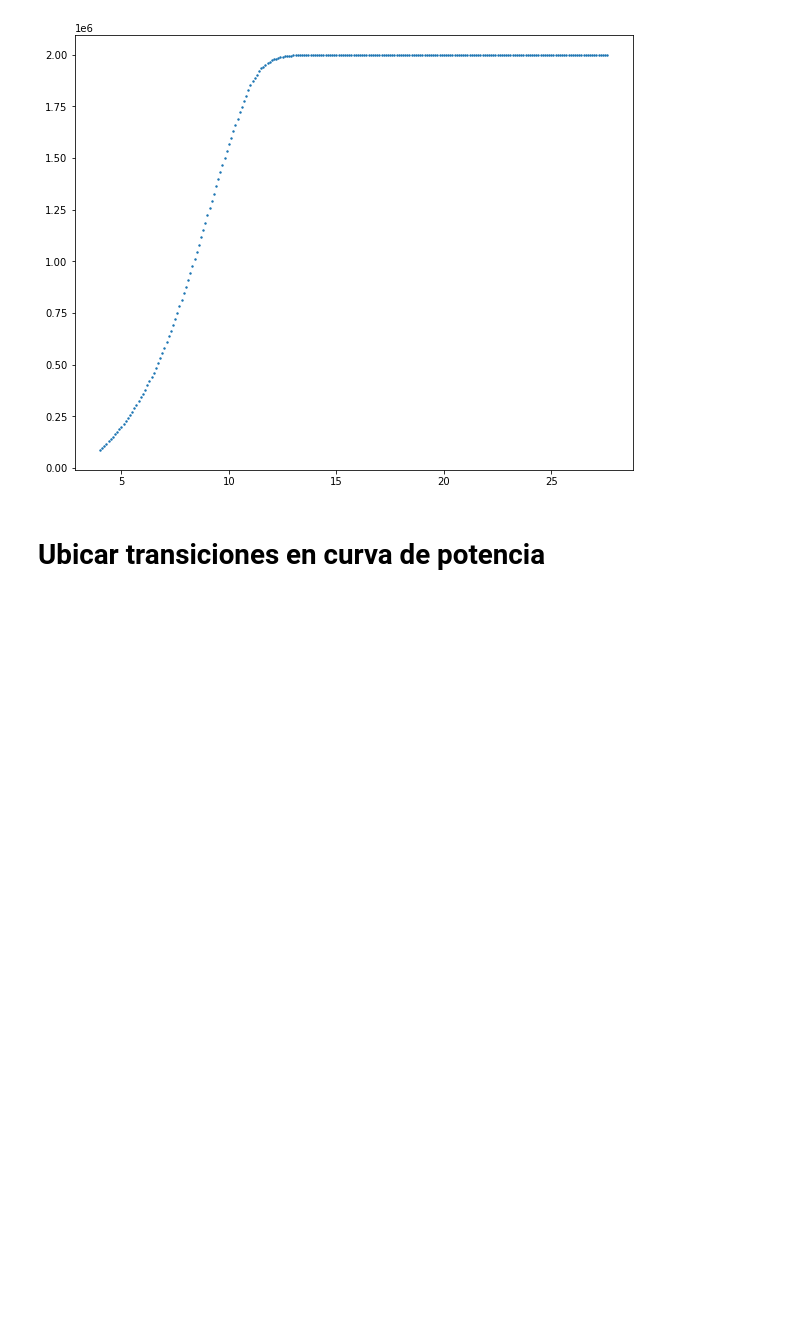
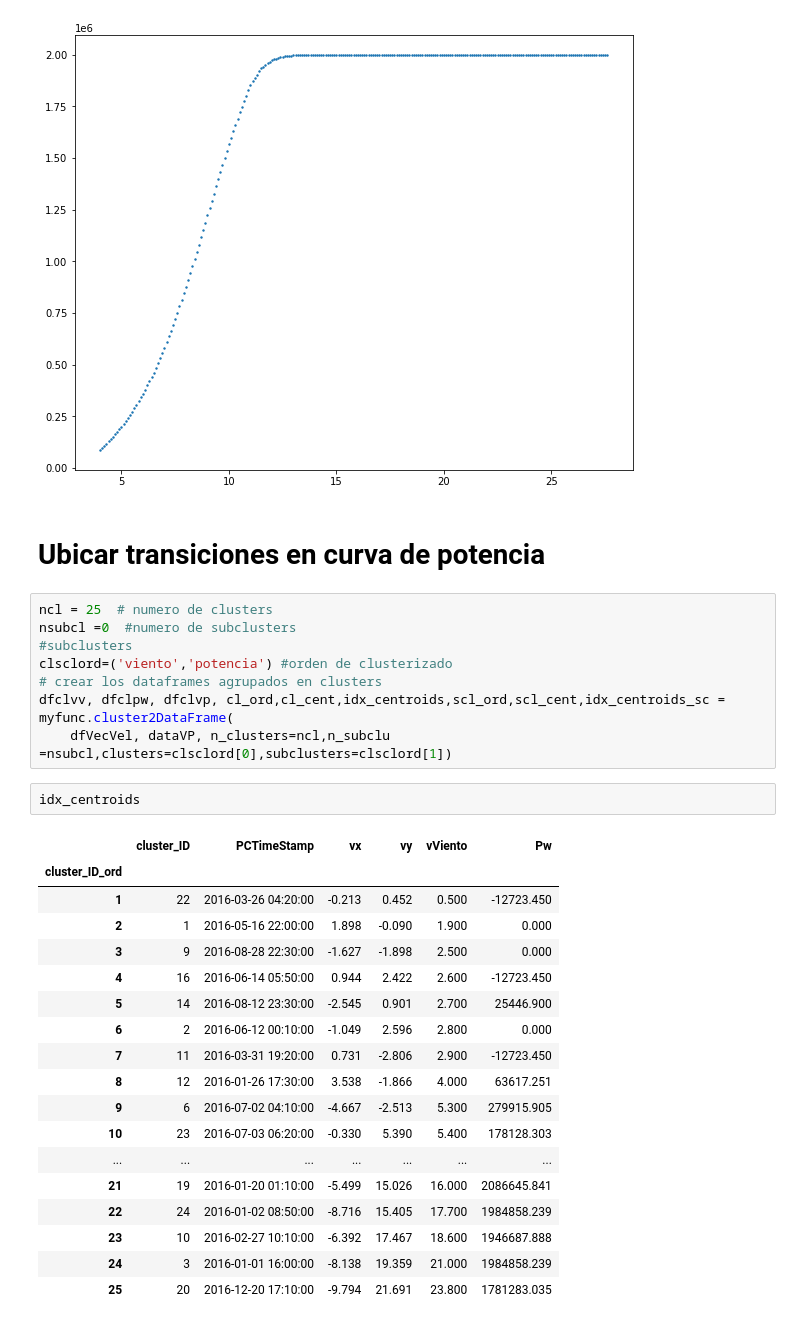
Before and after one commit to fernestomp/githubart2, a Jupyter notebook: potencia_curva_fab_estados.ipynb, the cells around one changed output. Cells and saved outputs as stored; diff of their text form; blank space fills up the shorter version.

```diff
--- a/main.ipynb
+++ b/potencia_curva_fab_estados.ipynb
@@ -255,3 +256,32 @@ plt.scatter(dfMfgCurve_interp.index,dfMfgCurve_interp.pw,s=2)
 [figure]
 # %% [markdown]
 # Ubicar transiciones en curva de potencia
+# %%
+ncl = 25  # numero de clusters
+nsubcl =0  #numero de subclusters
+#subclusters
+clsclord=('viento','potencia') #orden de clusterizado
+# crear los dataframes agrupados en clusters
+dfclvv, dfclpw, dfclvp, cl_ord,cl_cent,idx_centroids,scl_ord,scl_cent,idx_centroids_sc = myfunc.cluster2DataFrame(
+    dfVecVel, dataVP, n_clusters=ncl,n_subclu =nsubcl,clusters=clsclord[0],subclusters=clsclord[1])
+# %%
+idx_centroids
+# %% [output]
+|  | cluster_ID | PCTimeStamp | vx | vy | vViento | Pw |
+| cluster_ID_ord |  |  |  |  |  |  |
+| 1 | 22 | 2016-03-26 04:20:00 | -0.213 | 0.452 | 0.500 | -12723.450 |
+| 2 | 1 | 2016-05-16 22:00:00 | 1.898 | -0.090 | 1.900 | 0.000 |
+| 3 | 9 | 2016-08-28 22:30:00 | -1.627 | -1.898 | 2.500 | 0.000 |
+| 4 | 16 | 2016-06-14 05:50:00 | 0.944 | 2.422 | 2.600 | -12723.450 |
+| 5 | 14 | 2016-08-12 23:30:00 | -2.545 | 0.901 | 2.700 | 25446.900 |
+| 6 | 2 | 2016-06-12 00:10:00 | -1.049 | 2.596 | 2.800 | 0.000 |
+| 7 | 11 | 2016-03-31 19:20:00 | 0.731 | -2.806 | 2.900 | -12723.450 |
+| 8 | 12 | 2016-01-26 17:30:00 | 3.538 | -1.866 | 4.000 | 63617.251 |
+| 9 | 6 | 2016-07-02 04:10:00 | -4.667 | -2.513 | 5.300 | 279915.905 |
+| 10 | 23 | 2016-07-03 06:20:00 | -0.330 | 5.390 | 5.400 | 178128.303 |
+| ... | ... | ... | ... | ... | ... | ... |
+| 21 | 19 | 2016-01-20 01:10:00 | -5.499 | 15.026 | 16.000 | 2086645.841 |
+| 22 | 24 | 2016-01-02 08:50:00 | -8.716 | 15.405 | 17.700 | 1984858.239 |
+| 23 | 10 | 2016-02-27 10:10:00 | -6.392 | 17.467 | 18.600 | 1946687.888 |
+| 24 | 3 | 2016-01-01 16:00:00 | -8.138 | 19.359 | 21.000 | 1984858.239 |
+| 25 | 20 | 2016-12-20 17:10:00 | -9.794 | 21.691 | 23.800 | 1781283.035 |
```
Also changed, not shown: parts of 10 cells of this notebook, 1 other file.
